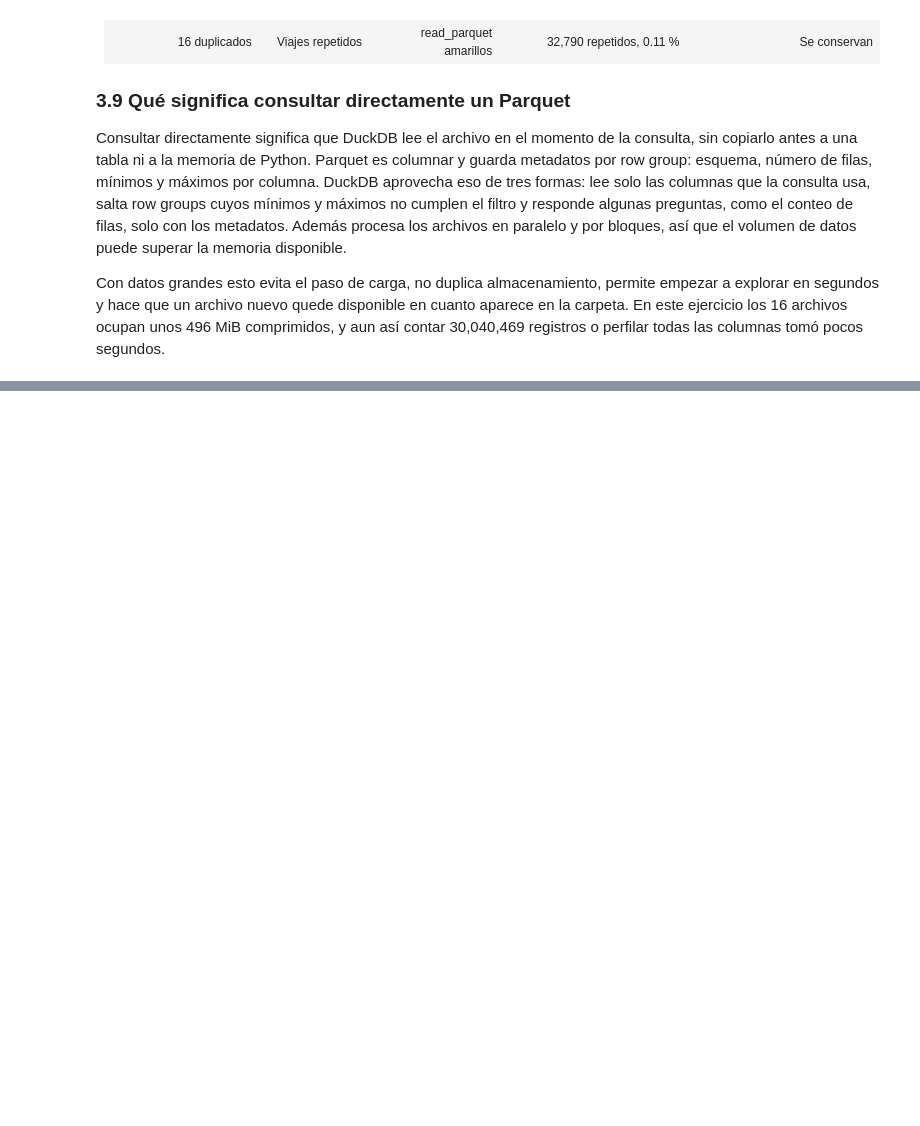
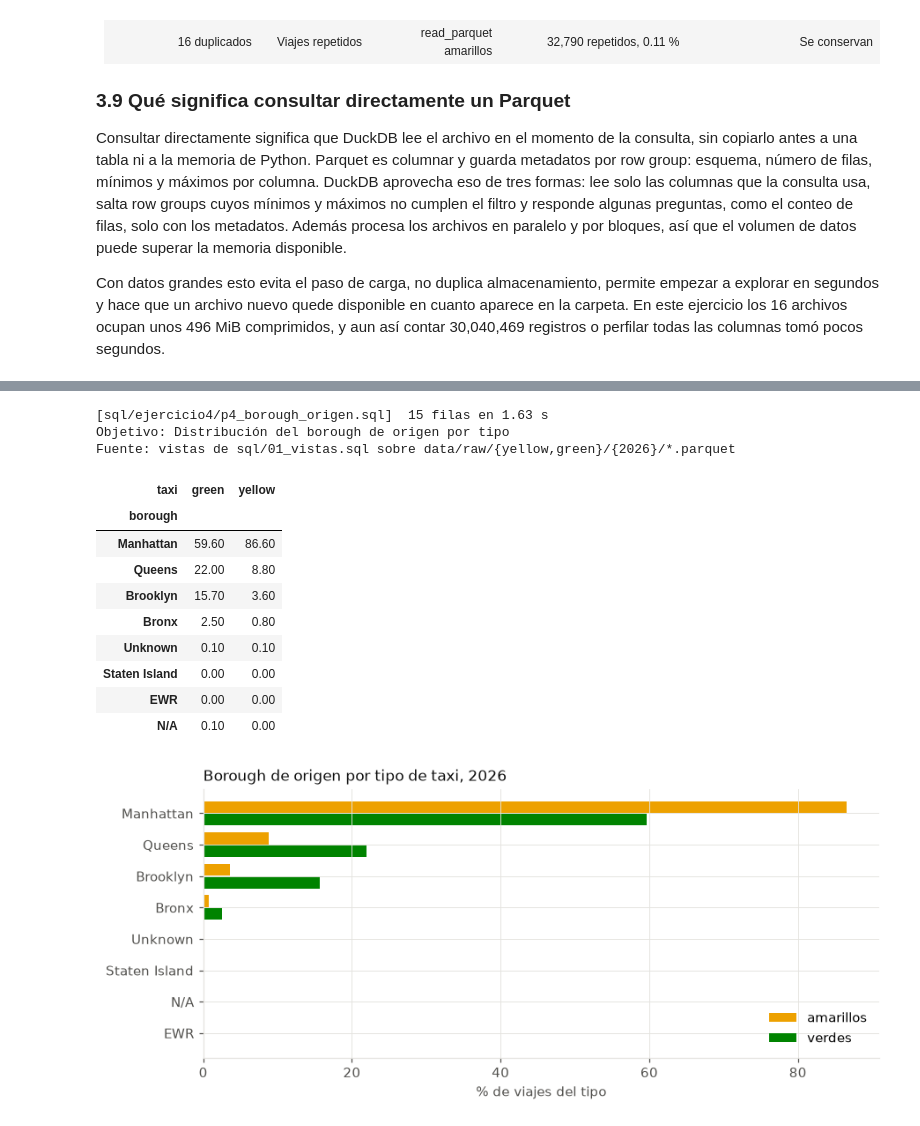
Before and after one commit to erickguerra2/duckdb, a Jupyter notebook: notebooks/Lab8_DuckDB.ipynb, the cells around one changed output, grey strips where cells are left out. Saved outputs shown, nothing was run; the diff lists cells and outputs as text; code cells hidden in the pictures; blank space fills up the shorter version.

```diff
--- a/notebooks/Lab8_DuckDB.ipynb
+++ b/notebooks/Lab8_DuckDB.ipynb
@@ -694,0 +972,36 @@ Con datos grandes esto evita el paso de carga, no duplica almacenamiento, permit
+# %%
+borough = consulta("ejercicio4/p4_borough_origen", "Distribución del borough de origen por tipo", """
+    SELECT v.taxi, z.Borough AS borough, count(*) AS viajes,
+           round(100.0 * count(*) / sum(count(*)) OVER (PARTITION BY v.taxi), 1) AS pct
+    FROM viajes_limpios v
+    JOIN read_csv('data/raw/zones/taxi_zone_lookup.csv') z ON v.pu_location_id = z.LocationID
+    GROUP BY v.taxi, z.Borough
+    ORDER BY v.taxi, viajes DESC
+""", mostrar=False)
+tabla_b = borough.pivot_table(index="borough", columns="taxi", values="pct", fill_value=0).sort_values("yellow")
+display(tabla_b.sort_values("yellow", ascending=False))
+
+fig, eje = plt.subplots(figsize=(9, 3.6))
+y = range(len(tabla_b))
+eje.barh([i + 0.2 for i in y], tabla_b["yellow"], height=0.38, color=COLOR_TAXI["yellow"], label="amarillos")
+eje.barh([i - 0.2 for i in y], tabla_b["green"], height=0.38, color=COLOR_TAXI["green"], label="verdes")
+eje.set_yticks(list(y), tabla_b.index)
+eje.set_xlabel("% de viajes del tipo")
+eje.set_title("Borough de origen por tipo de taxi, 2026", loc="left")
+eje.legend(loc="lower right")
+guardar(fig, "ej4_p4_borough")
+# %% [output]
+[sql/ejercicio4/p4_borough_origen.sql]  15 filas en 1.63 s
+Objetivo: Distribución del borough de origen por tipo
+Fuente: vistas de sql/01_vistas.sql sobre data/raw/{yellow,green}/{2026}/*.parquet
+| taxi | green | yellow |
+| borough |  |  |
+| Manhattan | 59.60 | 86.60 |
+| Queens | 22.00 | 8.80 |
+| Brooklyn | 15.70 | 3.60 |
+| Bronx | 2.50 | 0.80 |
+| Unknown | 0.10 | 0.10 |
+| Staten Island | 0.00 | 0.00 |
+| EWR | 0.00 | 0.00 |
+| N/A | 0.10 | 0.00 |
+[figure, added]
```
Also changed, not shown: parts of 27 cells of this notebook, 23 other files.
